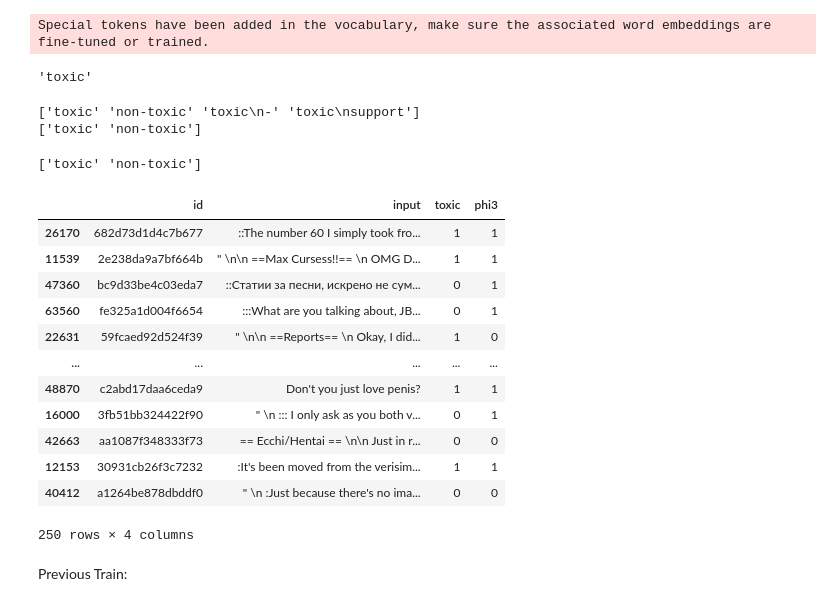
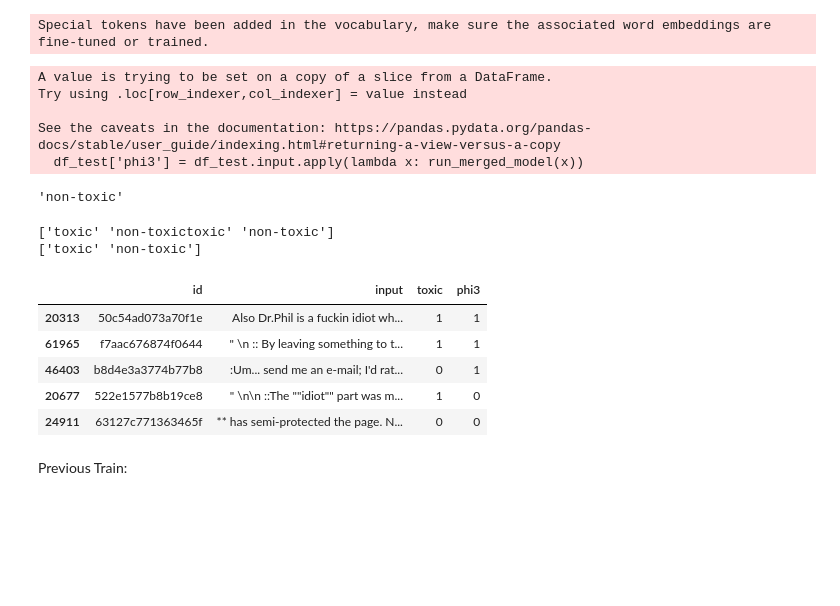
Before and after one commit to jlonge4/gen_ai_utils, a Jupyter notebook: Phi3_toxicity.ipynb, the cells around one changed output. Saved outputs shown, nothing was run; the diff lists cells and outputs as text; code cells hidden in the pictures; blank space fills up the shorter version.

```diff
--- a/Phi3_toxicity.ipynb
+++ b/Phi3_toxicity.ipynb
@@ -450,43 +490,38 @@ Special tokens have been added in the vocabulary, make sure the associated word
 # %%
-df_sample['phi3'] = df_sample.input.apply(lambda x: run_merged_model(x))
+df_test['phi3'] = df_test.input.apply(lambda x: run_merged_model(x))
+# %% [output]
+A value is trying to be set on a copy of a slice from a DataFrame.
+Try using .loc[row_indexer,col_indexer] = value instead
+
+See the caveats in the documentation: https://pandas.pydata.org/pandas-docs/stable/user_guide/indexing.html#returning-a-view-versus-a-copy
+  df_test['phi3'] = df_test.input.apply(lambda x: run_merged_model(x))
 # %%
-df_sample.iloc[15].phi3
+df_test.iloc[15].phi3
 # %% [output]
-'toxic'
+'non-toxic'
 # %%
-df_ = df_sample.copy()
+df_ = df_test.copy()
 # %%
 print(df_['phi3'].unique())
-df_['phi3'] = df_['phi3'].replace(['toxic\n-', 'toxic\nsupport'], 'toxic')
+# df_['phi3'] = df_['phi3'].replace(['true'], 'toxic')
+df_['phi3'] = df_['phi3'].replace(['non-toxictoxic'], 'non-toxic')
 print(df_['phi3'].unique())
 # %% [output]
-['toxic' 'non-toxic' 'toxic\n-' 'toxic\nsupport']
+['toxic' 'non-toxictoxic' 'non-toxic']
 ['toxic' 'non-toxic']
-# %%
-df_['phi3'] = df_['phi3'].replace(['Non-toxic'], 'non-toxic')
-print(df_['phi3'].unique())
-# %% [output]
-['toxic' 'non-toxic']
 # %%
 from sklearn.preprocessing import LabelEncoder
 
 # Encode string labels to numerical values
 le = LabelEncoder()
-# df_['toxic'] = le.fit_transform(df_['toxic'])  # Assuming 'toxic' column contains True/False
+df_['toxic'] = le.fit_transform(df_['toxic'])  # Assuming 'toxic' column contains True/False
 df_['phi3'] = le.fit_transform(df_['phi3'])  # Encode 'phi3' column strings to numbers
-df_
+df_.head()
 # %% [output]
 |  | id | input | toxic | phi3 |
-| 26170 | 682d73d1d4c7b677 | ::The number 60 I simply took fro... | 1 | 1 |
-| 11539 | 2e238da9a7bf664b | " \n\n ==Max Cursess!!== \n OMG D... | 1 | 1 |
-| 47360 | bc9d33be4c03eda7 | ::Статии за песни, искрено не сум... | 0 | 1 |
-| 63560 | fe325a1d004f6654 | :::What are you talking about, JB... | 0 | 1 |
-| 22631 | 59fcaed92d524f39 | " \n\n ==Reports== \n Okay, I did... | 1 | 0 |
-| ... | ... | ... | ... | ... |
-| 48870 | c2abd17daa6ceda9 | Don't you just love penis? | 1 | 1 |
-| 16000 | 3fb51bb324422f90 | " \n ::: I only ask as you both v... | 0 | 1 |
-| 42663 | aa1087f348333f73 | == Ecchi/Hentai == \n\n Just in r... | 0 | 0 |
-| 12153 | 30931cb26f3c7232 | :It's been moved from the verisim... | 1 | 1 |
-| 40412 | a1264be878dbddf0 | " \n :Just because there's no ima... | 0 | 0 |
+| 20313 | 50c54ad073a70f1e | Also Dr.Phil is a fuckin idiot wh... | 1 | 1 |
+| 61965 | f7aac676874f0644 | " \n :: By leaving something to t... | 1 | 1 |
+| 46403 | b8d4e3a3774b77b8 | :Um... send me an e-mail; I'd rat... | 0 | 1 |
+| 20677 | 522e1577b8b19ce8 | " \n\n ::The ""idiot"" part was m... | 1 | 0 |
+| 24911 | 63127c771363465f | ** has semi-protected the page. N... | 0 | 0 |
-250 rows × 4 columns
 # %%
```
Also changed, not shown: parts of 31 cells of this notebook.
